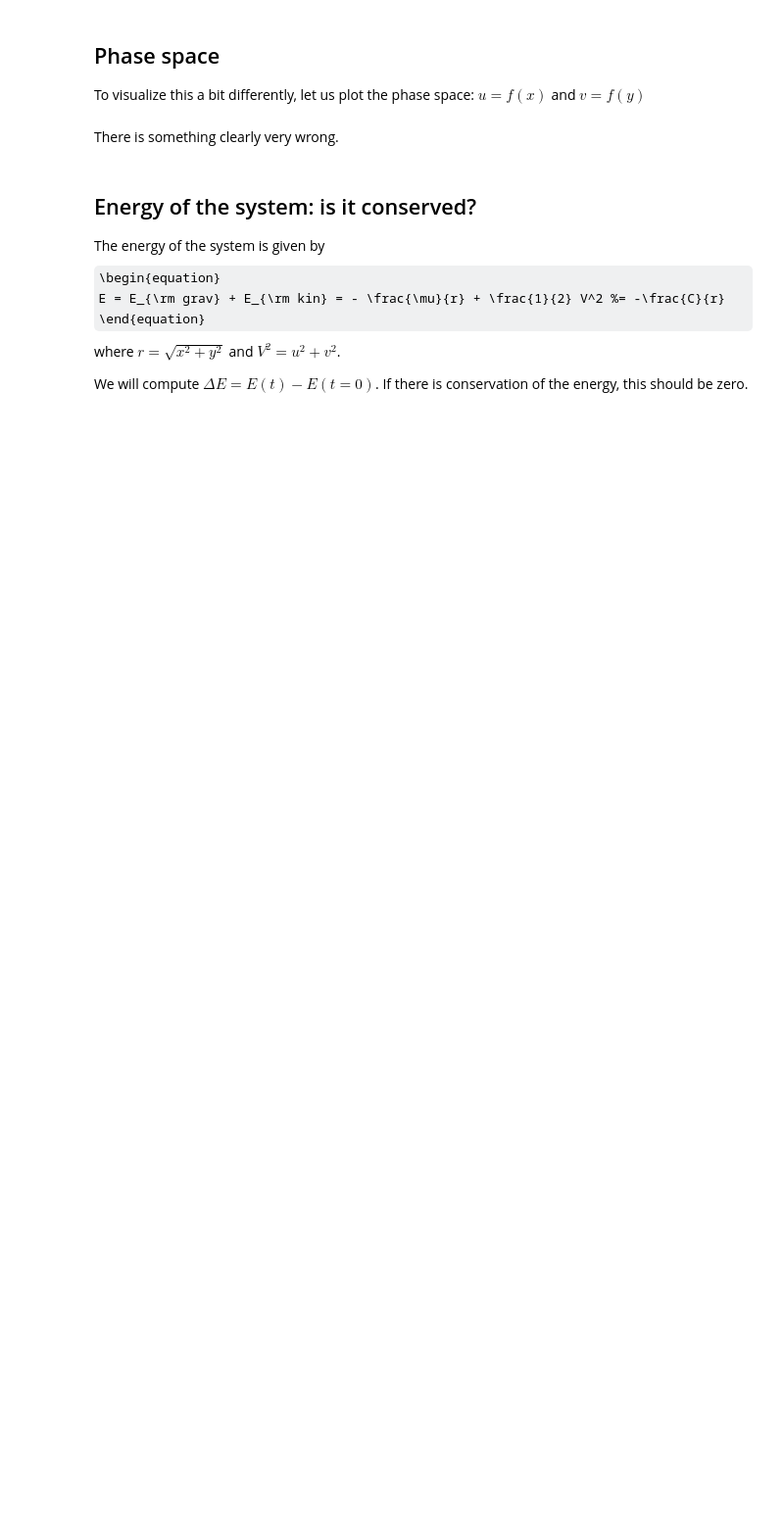
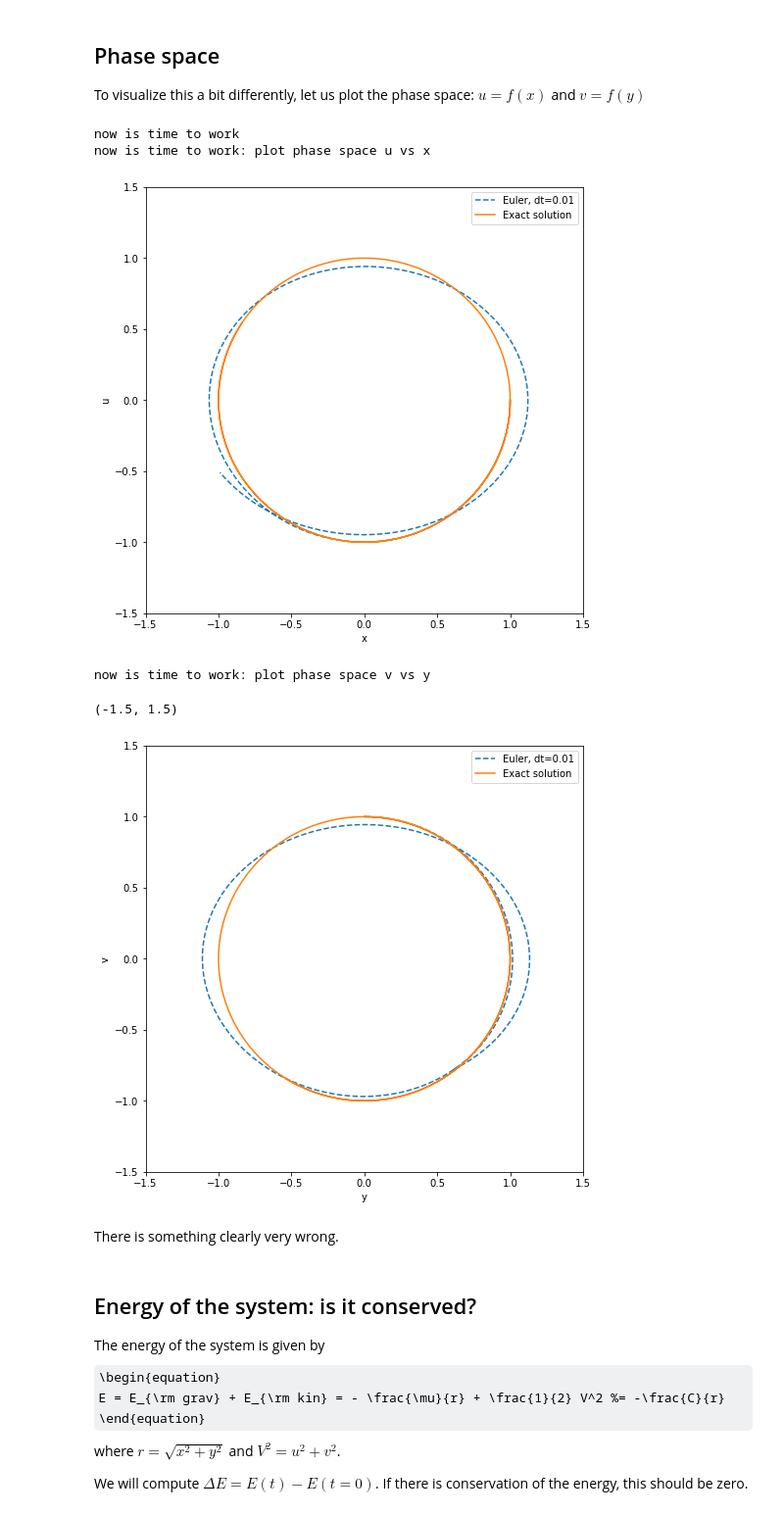
Before and after one commit to Jayshil/planetary-dynamics, a Jupyter notebook: 2nd_ODE_integration_2_body.ipynb, the cells around one changed output. Shown: that part at 98% size. Cells and saved outputs as stored; diff of their text form; code cells hidden in the pictures; some formulas as TeX source; blank space fills up the shorter version.

Commit message:
Euler's method worked

```diff
--- a/2nd_ODE_integration_2_body.ipynb
+++ b/2nd_ODE_integration_2_body.ipynb
@@ -77,8 +77,8 @@ def evolve_Euler(x0, y0, u0, v0,  mu, dt, N_steps):
     for i in range(N_steps):
         xe[i+1] = xe[i] + (dx_dt(xe[i], ye[i], ue[i], ve[i])*dt)
         ye[i+1] = ye[i] + (dy_dt(xe[i], ye[i], ue[i], ve[i])*dt)
-        ue[i+1] = ue[i] + (du_dt(xe[i], ye[i], ue[i], ve[i])*xe[i]*dt)
-        ve[i+1] = ve[i] + (dv_dt(xe[i], ye[i], ue[i], ve[i])*ye[i]*dt)
+        ue[i+1] = ue[i] + (du_dt(xe[i], ye[i], ue[i], ve[i], mu)*dt)
+        ve[i+1] = ve[i] + (dv_dt(xe[i], ye[i], ue[i], ve[i], mu)*dt)
         te[i+1] = te[i] + dt
     return te, xe, ye, ue, ve
 # %% [markdown]
@@ -233,39 +254,46 @@ To visualize this a bit differently, let us plot the phase space: $u = f(x)$ and
 # %%
 Time_max = 10
 dt = 0.01
 N_steps = int(Time_max/float(dt))
 te, xe, ye, ue, ve = evolve_Euler(x0, y0, u0, v0,  mu, dt, N_steps)
 
 fig = plt.figure(figsize=(8, 8))
 ax = fig.add_subplot(1,1,1)
 
 print("now is time to work: plot phase space u vs x")
 # plot calculated phase space
-ax.plot(..., '--', label="Euler, dt={}".format(dt))
+ax.plot(xe, ue, '--', label="Euler, dt={}".format(dt))
 # plot analytical phase space
-ax.plot(..., label="Exact solution")
+ax.plot(position_x(a=x0, t=te, omega=omega), velocity_x(a=x0, t=te, omega=omega), label="Exact solution")
 
 ax.set_ylabel("u")
 ax.set_xlabel("x")
 ax.legend(loc=0, prop={'size':10})
 ax.set_ylim([-1.5,1.5])
 ax.set_xlim([-1.5,1.5])
-
+plt.show()
 
 fig = plt.figure(figsize=(8, 8))
-ax = fig.add_subplot(1,1,1)
+ax1 = fig.add_subplot(1,1,1)
 
 print("now is time to work: plot phase space v vs y")
 # plot calculated phase space
-ax.plot(..., '--', label="Euler, dt={}".format(dt))
+ax1.plot(ye, ve, '--', label="Euler, dt={}".format(dt))
 # plot analytical phase space
-ax.plot(..., label="Exact solution")
+ax1.plot(position_y(a=x0, t=te, omega=omega), velocity_y(a=x0, t=te, omega=omega), label="Exact solution")
 
-ax.set_ylabel("v")
-ax.set_xlabel("y")
-ax.legend(loc=0, prop={'size':10})
-ax.set_ylim([-1.5,1.5])
-ax.set_xlim([-1.5,1.5])
+ax1.set_ylabel("v")
+ax1.set_xlabel("y")
+ax1.legend(loc=0, prop={'size':10})
+ax1.set_ylim([-1.5,1.5])
+ax1.set_xlim([-1.5,1.5])
+# %% [output]
+now is time to work
+now is time to work: plot phase space u vs x
+[figure, added]
+now is time to work: plot phase space v vs y
+(-1.5, 1.5)
+[figure, added]
 # %% [markdown]
 There is something clearly very wrong.
 # %% [markdown]
```
Also changed, not shown: parts of 9 cells of this notebook.
